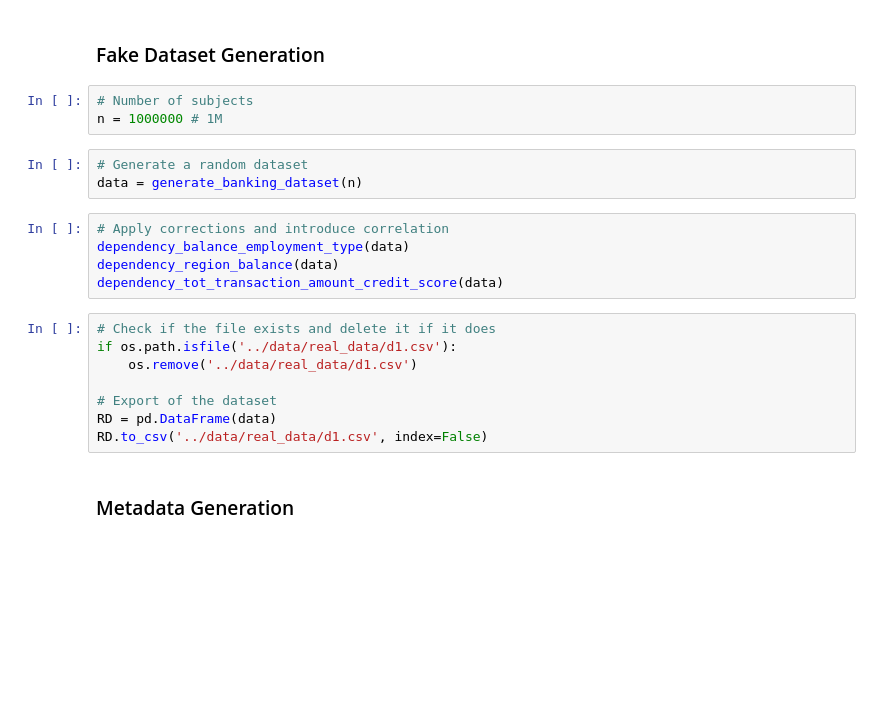
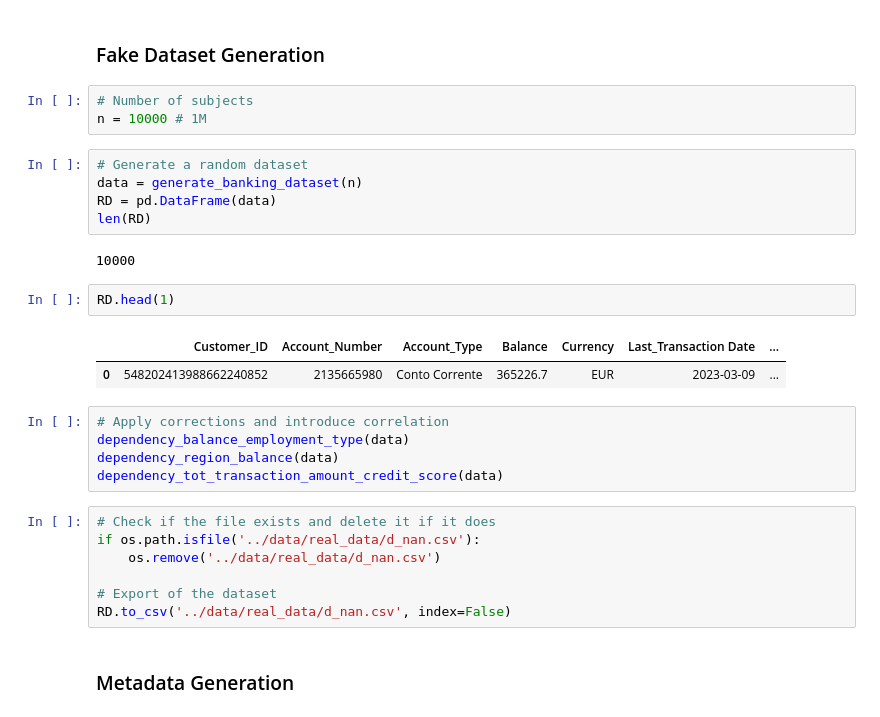
Before and after one commit to davideippolito/SyntheticData, a Jupyter notebook: src/RD_generation.ipynb, the cells around one changed output. Saved outputs shown, nothing was run; the diff lists cells and outputs as text; blank space fills up the shorter version.

```diff
--- a/src/RD_generation.ipynb
+++ b/src/RD_generation.ipynb
@@ -13,10 +13,19 @@ from sdv.single_table import CTGANSynthesizer
 ### Fake Dataset Generation
 # %%
 # Number of subjects
-n = 1000000 # 1M
+n = 10000 # 1M
 # %%
 # Generate a random dataset
 data = generate_banking_dataset(n)
+RD = pd.DataFrame(data)
+len(RD)
+# %% [output]
+10000
+# %%
+RD.head(1)
+# %% [output]
+|  | Customer_ID | Account_Number | Account_Type | Balance | Currency | Last_Transaction Date | ... |
+| 0 | 548202413988662240852 | 2135665980 | Conto Corrente | 365226.7 | EUR | 2023-03-09 | ... |
 # %%
 # Apply corrections and introduce correlation
 dependency_balance_employment_type(data)
@@ -24,12 +33,11 @@ dependency_region_balance(data)
 dependency_tot_transaction_amount_credit_score(data)
 # %%
 # Check if the file exists and delete it if it does
-if os.path.isfile('../data/real_data/d1.csv'):
-    os.remove('../data/real_data/d1.csv')
+if os.path.isfile('../data/real_data/d_nan.csv'):
+    os.remove('../data/real_data/d_nan.csv')
 
 # Export of the dataset
-RD = pd.DataFrame(data)
-RD.to_csv('../data/real_data/d1.csv', index=False)
+RD.to_csv('../data/real_data/d_nan.csv', index=False)
 # %% [markdown]
 ### Metadata Generation
 # %%
```
Also changed, not shown: parts of 2 cells of this notebook, 7 other files.
